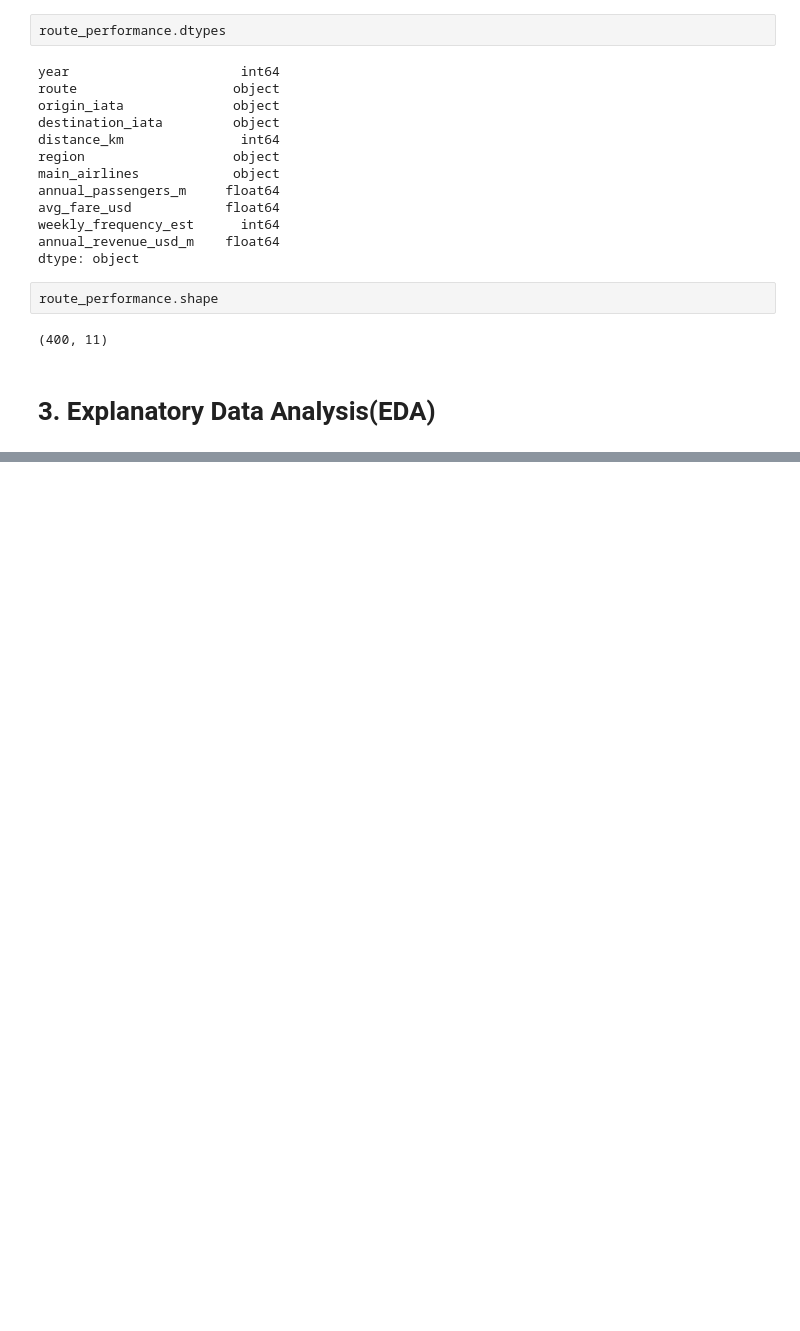
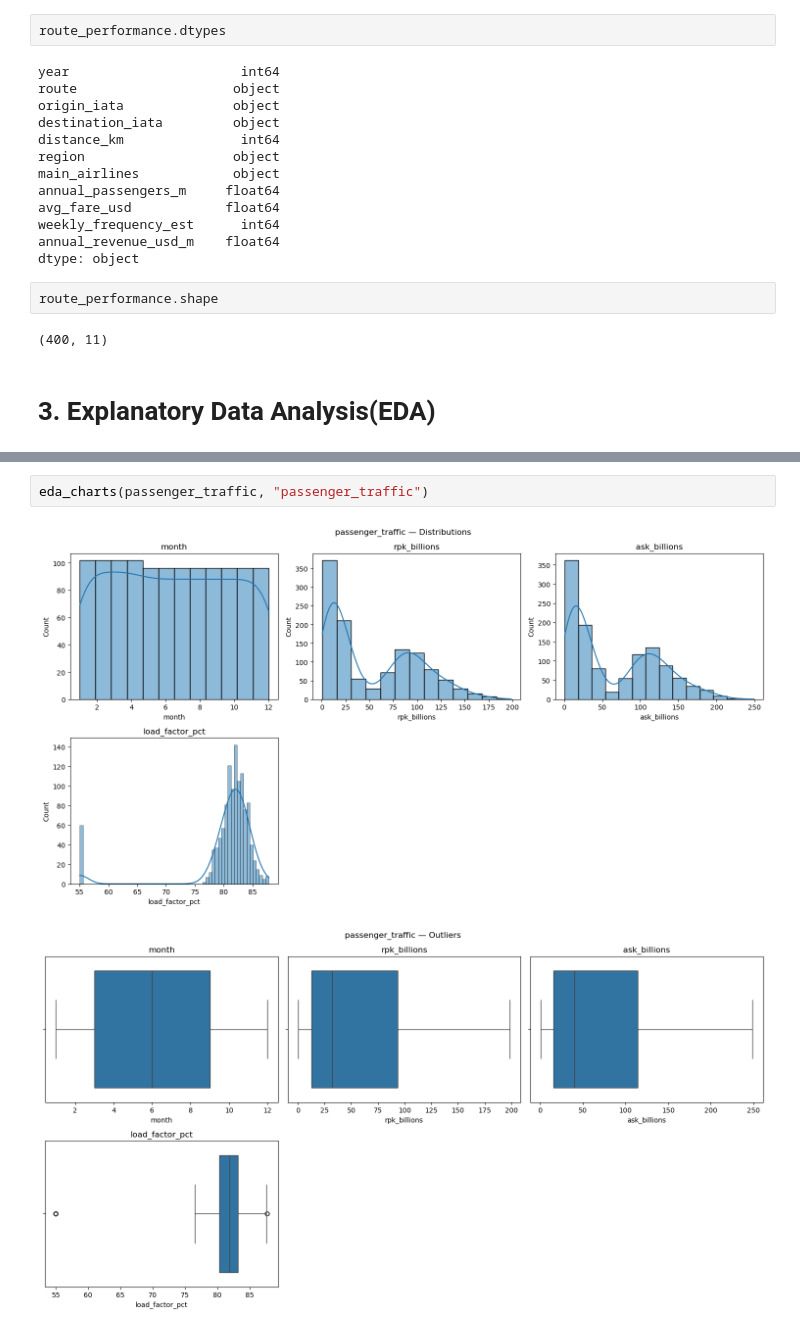
Before and after one commit to abdallahh07/boeing-airbus-market-share-prediction, a Jupyter notebook: research.ipynb, the cells around one changed output, grey strips where cells are left out. Saved outputs shown, nothing was run; the diff lists cells and outputs as text; blank space fills up the shorter version.

```diff
--- a/research.ipynb
+++ b/research.ipynb
@@ -203,0 +326,5 @@ Name: count, dtype: int64
+# %%
+eda_charts(passenger_traffic, "passenger_traffic")
+# %% [output]
+[figure, added]
+[figure, added]
```
Also changed, not shown: parts of 11 cells of this notebook, 20 other files.
